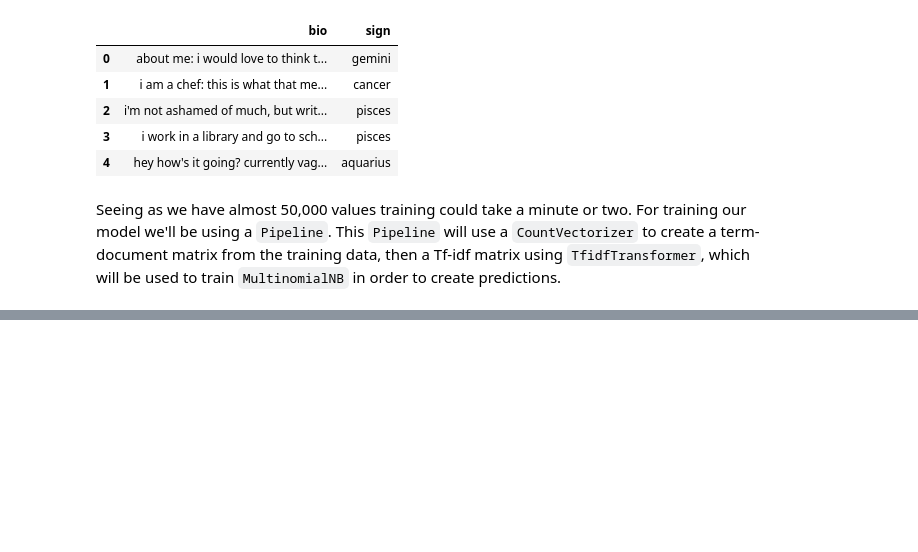
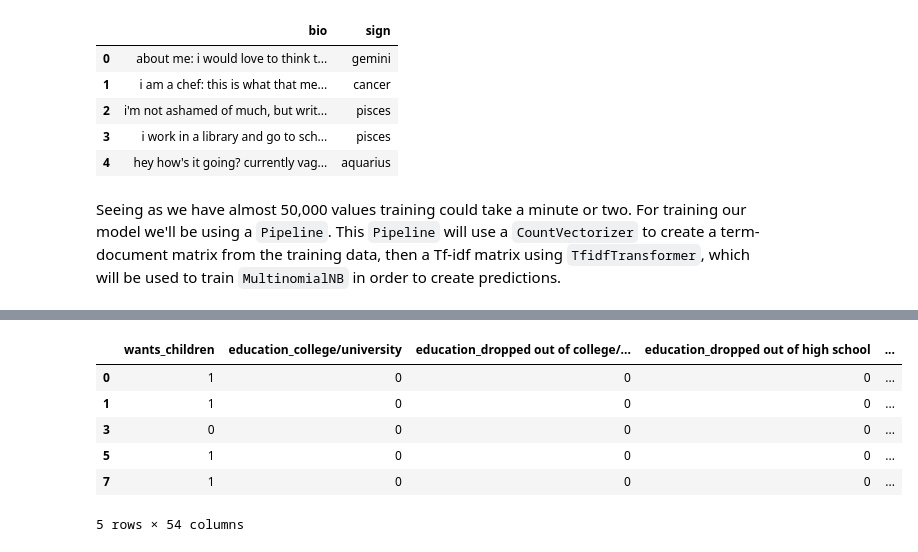
Before and after one commit to arkmalcom/date-a-scientist, a Jupyter notebook: date-a-scientist.ipynb, the cells around one changed output, grey strips where cells are left out. Cells and saved outputs as stored; diff of their text form; code cells hidden in the pictures; blank space fills up the shorter version.

```diff
--- a/date-a-scientist.ipynb
+++ b/date-a-scientist.ipynb
@@ -263,0 +432,12 @@ Much like the Decision Tree, it's not very accurate. It stands about the same ch
+# %%
+for feature in children_features[1:-1]:
+    children_df = pd.get_dummies(children_df, columns=[feature], prefix=[feature])
+children_df.head()
+# %% [output]
+|  | wants_children | education_college/university | education_dropped out of college/... | education_dropped out of high school | ... |
+| 0 | 1 | 0 | 0 | 0 | ... |
+| 1 | 1 | 0 | 0 | 0 | ... |
+| 3 | 0 | 0 | 0 | 0 | ... |
+| 5 | 1 | 0 | 0 | 0 | ... |
+| 7 | 1 | 0 | 0 | 0 | ... |
+5 rows × 54 columns
```
Also changed, not shown: parts of 40 cells of this notebook.
